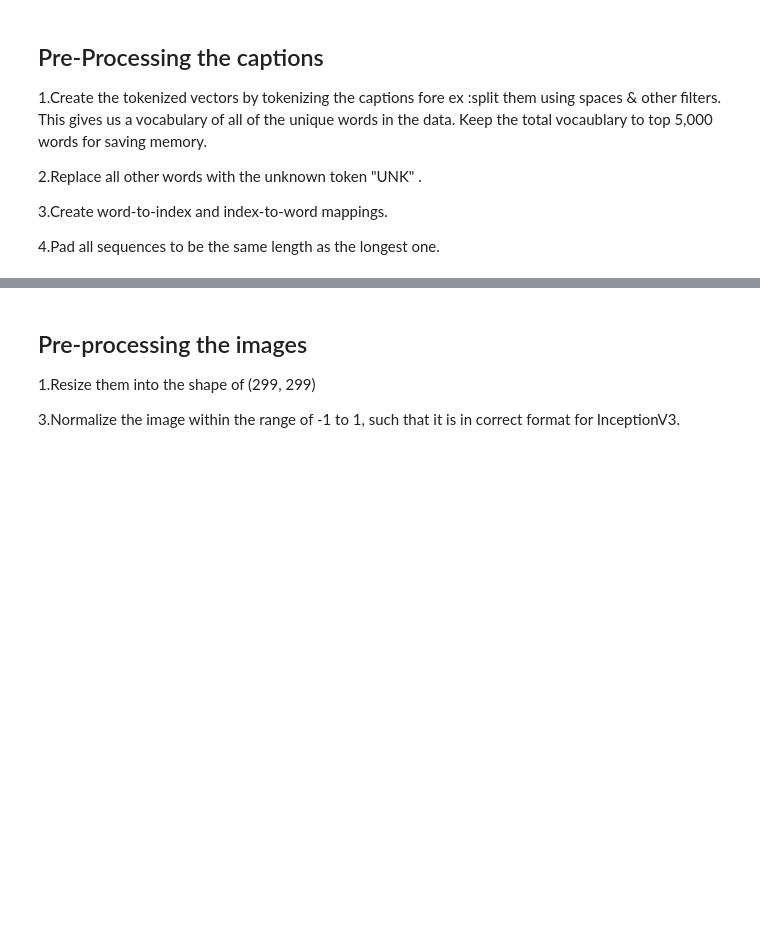
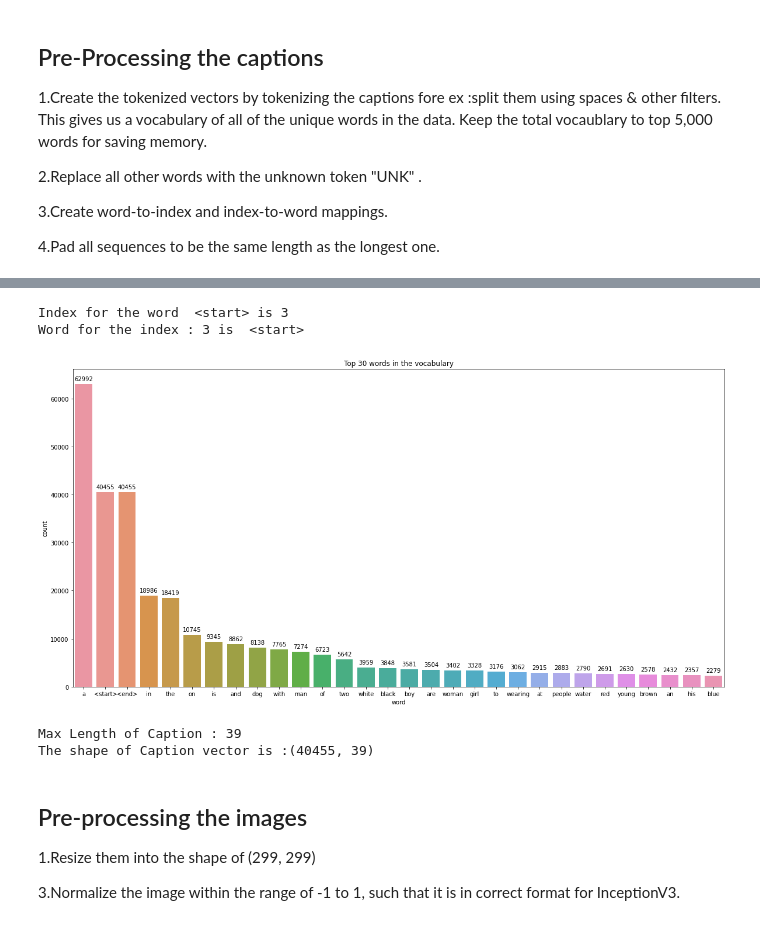
Before and after one commit to sanjay-k-biswas/eye-for-blind, a Jupyter notebook: Eye_for_blind_workbook.ipynb, the cells around one changed output, grey strips where cells are left out. Cells and saved outputs as stored; diff of their text form; code cells hidden in the pictures; blank space fills up the shorter version.

```diff
--- a/Eye_for_blind_workbook.ipynb
+++ b/Eye_for_blind_workbook.ipynb
@@ -243,12 +242,12 @@ Total images present in the dataset: 8091
 | 9 | 1001773457_577c3a7d70.jpg | ../content/Images//1001773457_577... | Two dogs on pavement moving towar... |
 # %%
 #Create a list which contains all the captions
-annotations=#write your code here
-
 #add the <start> & <end> token to all those captions as well
+annotations = (df['Captions'].apply(lambda x : '<start> '+ x + ' <end>')).values
 
 #Create a list which contains all the path to the images
-all_img_path=#write your code here
+all_img_path = df['Path'].values
 
 print("Total captions present in the dataset: "+ str(len(annotations)))
 print("Total images present in the dataset: " + str(len(all_img_path)))
+print("Unique images present in the dataset: " + str(len(set(all_img_path))))
@@ -289,6 +373,48 @@ This gives us a vocabulary of all of the unique words in the data. Keep the tota
+# %%
+# Create word-to-index and index-to-word mappings.
+word2index = json.loads(tokenizer.get_config()['word_index'])
+index2word = json.loads(tokenizer.get_config()['index_word'])
+
+index2word = {int(key) : value for key,value in index2word.items()}
+
+print('Index for the word ',"<start> is", word2index["<start>"])
+print('Word for the index : 3 is ', index2word[3])
+# %% [output]
+Index for the word  <start> is 3
+Word for the index : 3 is  <start>
+# %%
+# Create a word count of your tokenizer to visulize the Top 30 occuring words after text processing
+word_counts = tokenizer.get_config()['word_counts']
+
+word_counts_df = pd.DataFrame.from_dict(data = json.loads(word_counts), orient='index', columns=['count'])
+top_30 = word_counts_df.sort_values(by='count', ascending=False)[:30]
+
+
+plt.figure(figsize=(20,10))
+plt.title('Top 30 words in the vocabulary')
+plt.xlabel('word')
+plt.ylabel('count')
+plot = sns.barplot(x=top_30.index , y=top_30['count'])
+for p in plot.patches:
+    plot.annotate(format(int(p.get_height())),
+                   (p.get_x() + p.get_width() / 2., p.get_height()),
+                   ha = 'center', va = 'center',
+                   xytext = (0, 9),
+                   textcoords = 'offset points')
+plt.show()
+# %% [output]
+[figure, added]
 # %%
 # Pad each vector to the max_length of the captions ^ store it to a vairable
+max_length = max([len(caption_sequence) for caption_sequence in caption_sequences])
+print('Max Length of Caption :', max_length)
 
-cap_vector= #your code here
+# padding all caption sequences.
+cap_vector =  tf.keras.preprocessing.sequence.pad_sequences(
+    caption_sequences, padding="post"
+)
 
 print("The shape of Caption vector is :" + str(cap_vector.shape))
+# %% [output]
+Max Length of Caption : 39
+The shape of Caption vector is :(40455, 39)
```
Also changed, not shown: parts of 63 cells of this notebook.
